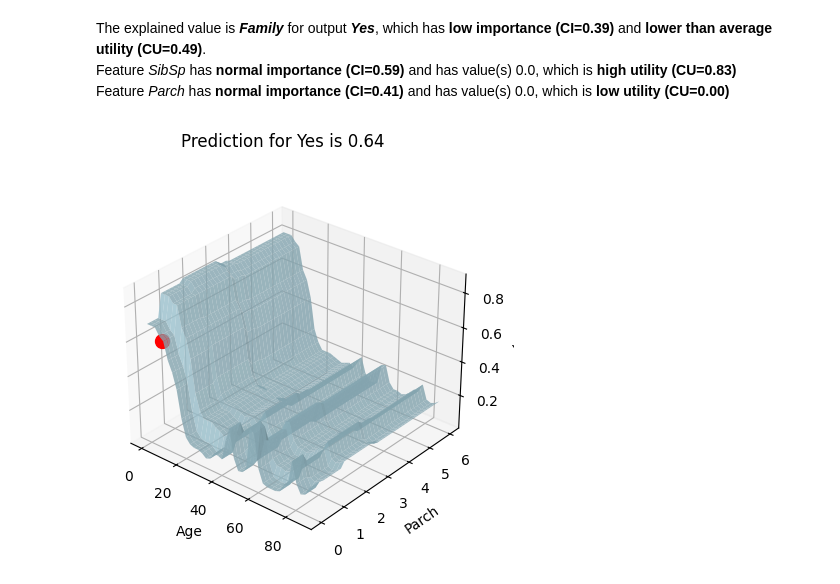
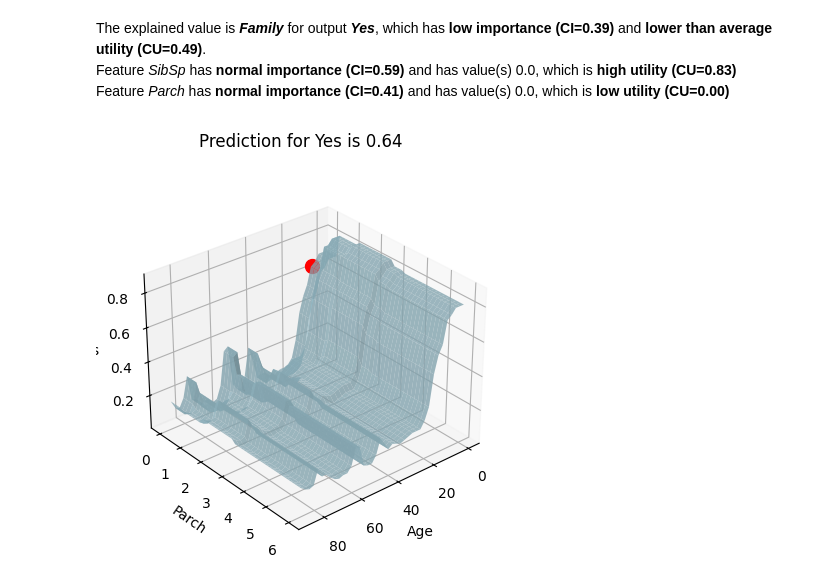
Before and after one commit to KaryFramling/py-ciu, a Jupyter notebook: TitanicTests.ipynb, the cells around one changed output. Saved outputs shown, nothing was run; the diff lists cells and outputs as text; code cells hidden in the pictures.

Commit message:
Modified parameter list management of plot3D and added zlim parameter.

```diff
--- a/TitanicTests.ipynb
+++ b/TitanicTests.ipynb
@@ -299,9 +299,9 @@ Markdown(markdown_text)
 # %% [output]
 The explained value is ***Family*** for output ***Yes***, which has **low importance (CI=0.39)** and **lower than average utility (CU=0.49)**.<br>Feature *SibSp* has **normal importance (CI=0.59)** and has value(s) 0.0, which is **high utility (CU=0.83)**<br>Feature *Parch* has **normal importance (CI=0.41)** and has value(s) 0.0, which is **low utility (CU=0.00)**<br>
 # %%
-CIU_titanic.plot_3D([2,4], ind_output=1, azim=-50)
+CIU_titanic.plot_3D([2,4], ind_output=1, azim=50, zlim=None)
 # %% [output]
-[figure, old version]
+[figure, new version]
 # %%
 CIU_titanic.plot_3D([2,6], ind_output=1, nbr_pts=(40,3), azim=-50)
 # %% [output]
```
Also changed, not shown: parts of 1 cell of this notebook, 1 other file.
